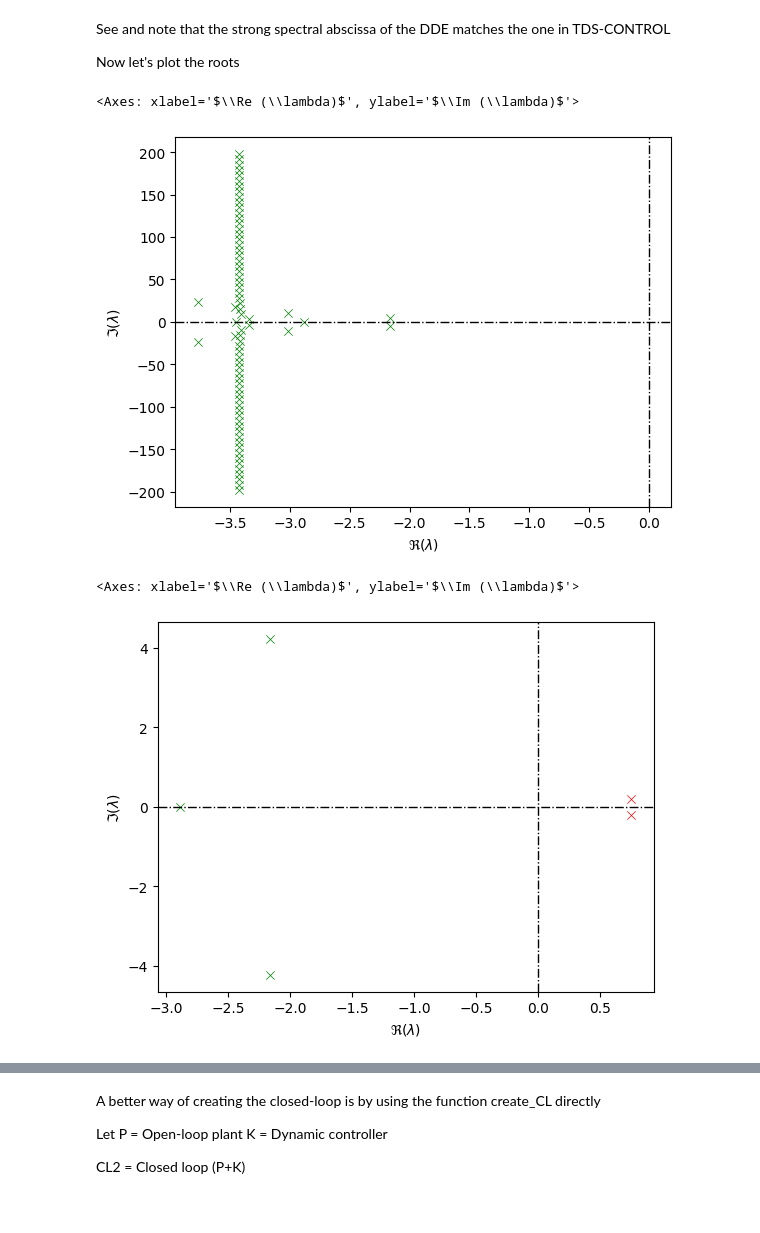
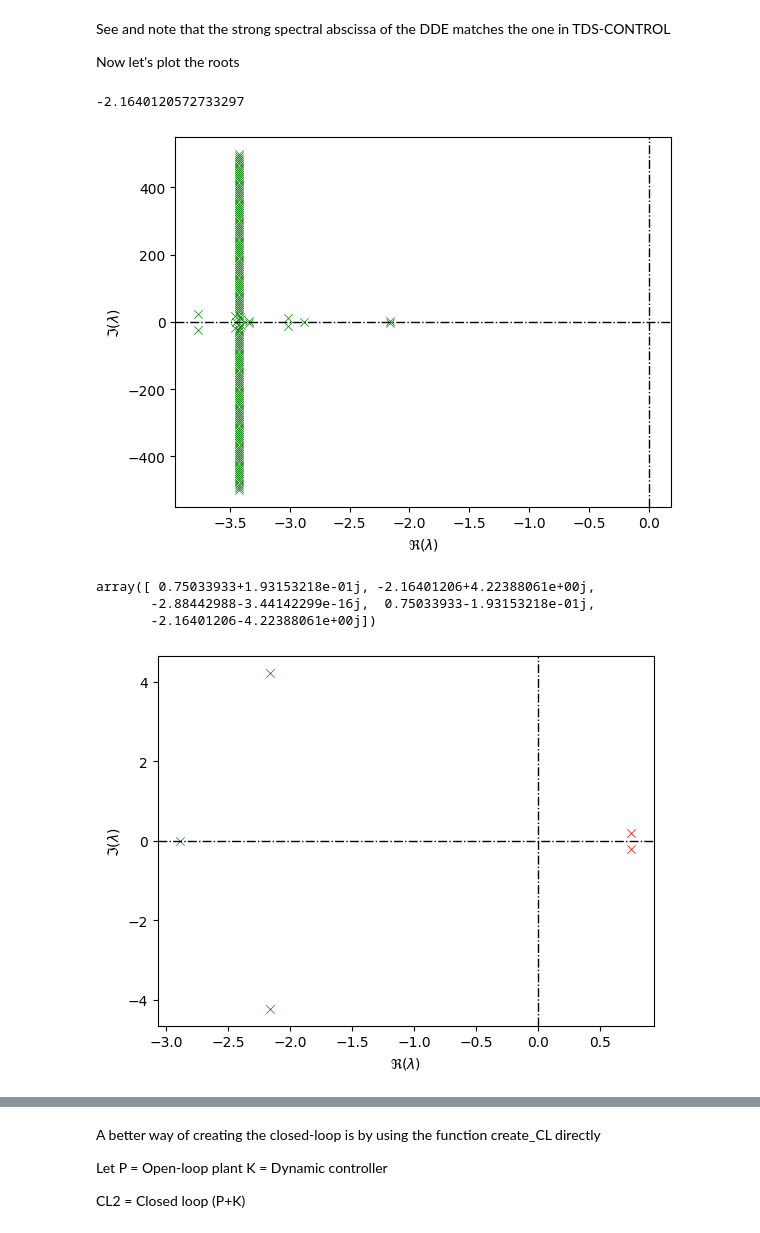
Before and after one commit to LockeErasmus/tdcpy, a Jupyter notebook: docs/coming_from_matlab.ipynb, the cells around one changed output, grey strips where cells are left out. Cells and saved outputs as stored; diff of their text form; code cells hidden in the pictures.

```diff
--- a/docs/coming_from_matlab.ipynb
+++ b/docs/coming_from_matlab.ipynb
@@ -495,18 +506,23 @@ See and note that the strong spectral abscissa of the DDE matches the one in TDS
 
 Now let's plot the roots
 # %%
-l_rect,_ = tds.roots(CL,r=[-4,0.5,-200,200])
+l_rect,_ = tds.roots(CL,r=[-4,0.5,-500,500],max_size_evp=2000)
 
 import tdspy.plot as plt
 
 plt.eigen_plot(l_rect)
+np.max(np.real(l_rect))
 # %% [output]
-<Axes: xlabel='$\\Re (\\lambda)$', ylabel='$\\Im (\\lambda)$'>
+-2.1640120572733297
-[figure, old version]
+[figure, new version]
 # %%
 l_rhp,_ = tds.roots(CL,r=-3)
 plt.eigen_plot(l_rhp)
+
+l_rhp
 # %% [output]
-<Axes: xlabel='$\\Re (\\lambda)$', ylabel='$\\Im (\\lambda)$'>
+array([ 0.75033933+1.93153218e-01j, -2.16401206+4.22388061e+00j,
+       -2.88442988-3.44142299e-16j,  0.75033933-1.93153218e-01j,
+       -2.16401206-4.22388061e+00j])
 [figure]
 # %%
```
Also changed, not shown: parts of 32 cells of this notebook, 9 other files.
